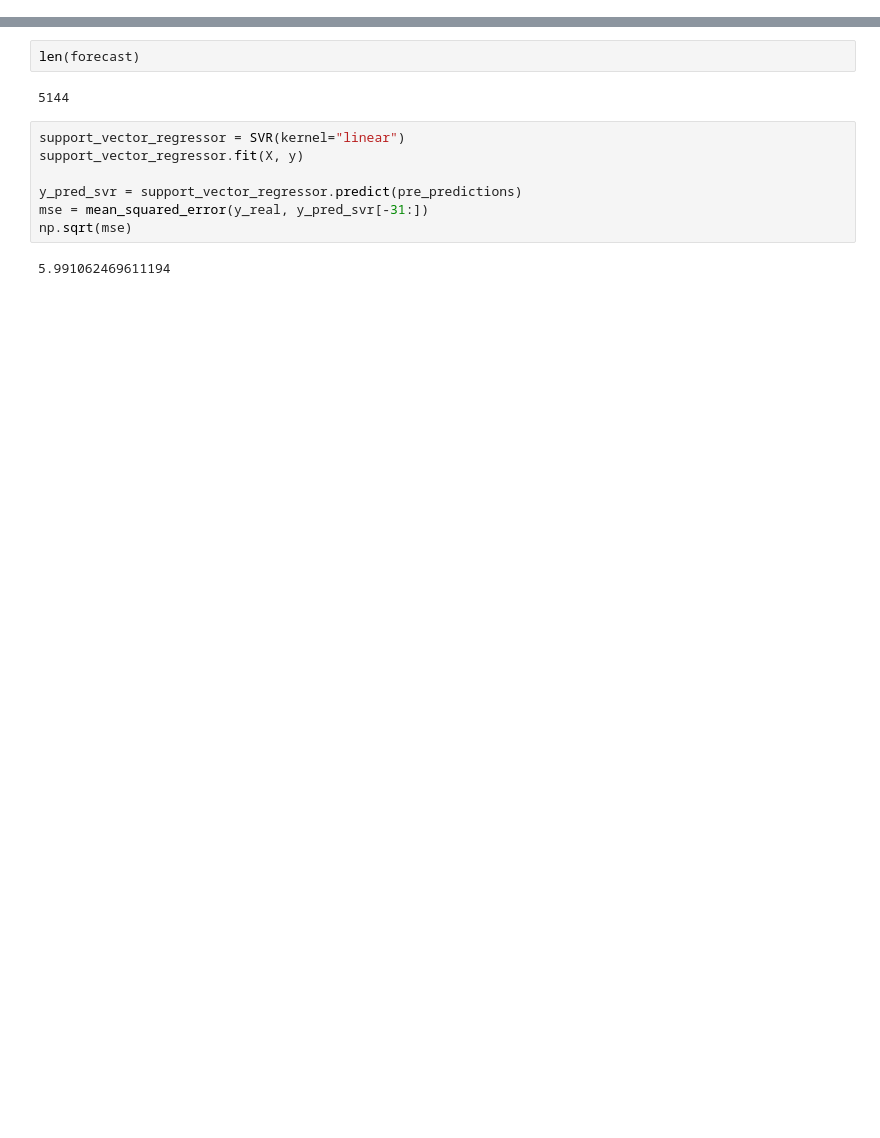
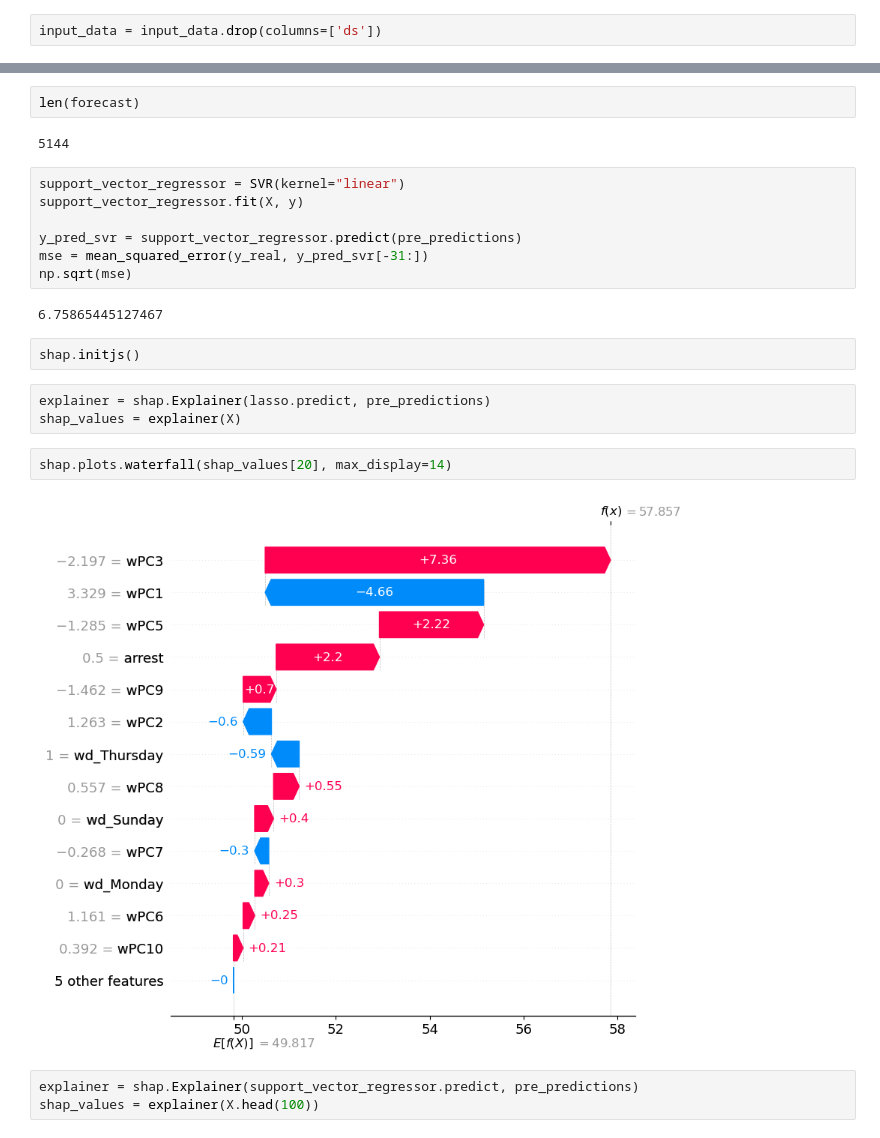
Before and after one commit to ZayneHMaughan/Case_StudyBYU, a Jupyter notebook: model.ipynb, the cells around one changed output, grey strips where cells are left out. Saved outputs shown, nothing was run; the diff lists cells and outputs as text; blank space fills up the shorter version.

Commit message:
add shap values

```diff
--- a/model.ipynb
+++ b/model.ipynb
@@ -146,3 +147,5 @@ output_data
+# %%
+input_data = input_data.drop(columns=['ds'])
 # %%
 input_data['year'] = input_data['ds'].dt.year
 input_data['month'] = input_data['ds'].dt.month
@@ -209,4 +215,16 @@ y_pred_svr = support_vector_regressor.predict(pre_predictions)
 mse = mean_squared_error(y_real, y_pred_svr[-31:])
 np.sqrt(mse)
 # %% [output]
-5.991062469611194
+6.75865445127467
+# %%
+shap.initjs()
+# %%
+explainer = shap.Explainer(lasso.predict, pre_predictions)
+shap_values = explainer(X)
+# %%
+shap.plots.waterfall(shap_values[20], max_display=14)
+# %% [output]
+[figure, added]
+# %%
+explainer = shap.Explainer(support_vector_regressor.predict, pre_predictions)
+shap_values = explainer(X.head(100))
```
Also changed, not shown: parts of 6 cells of this notebook.
